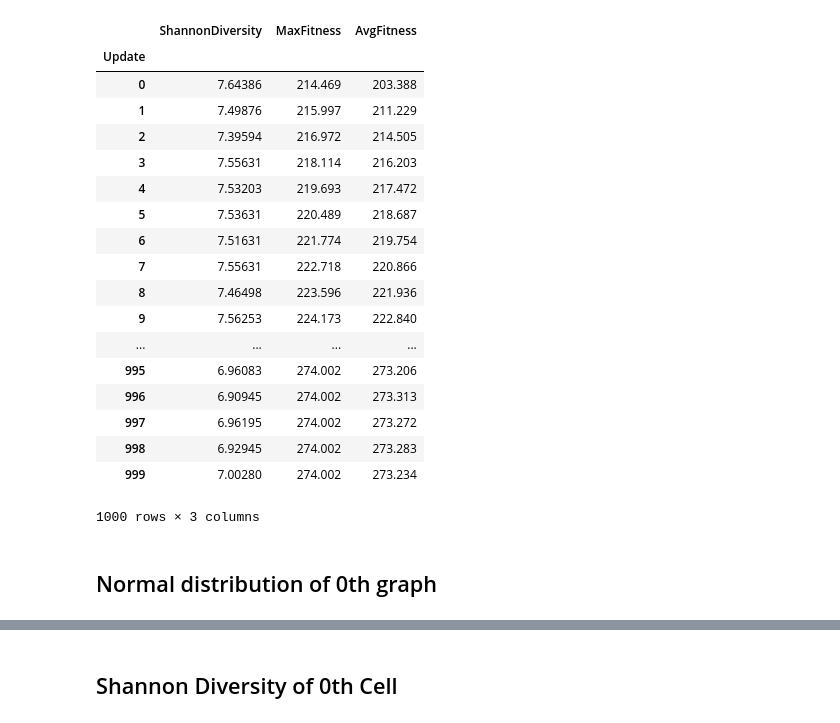
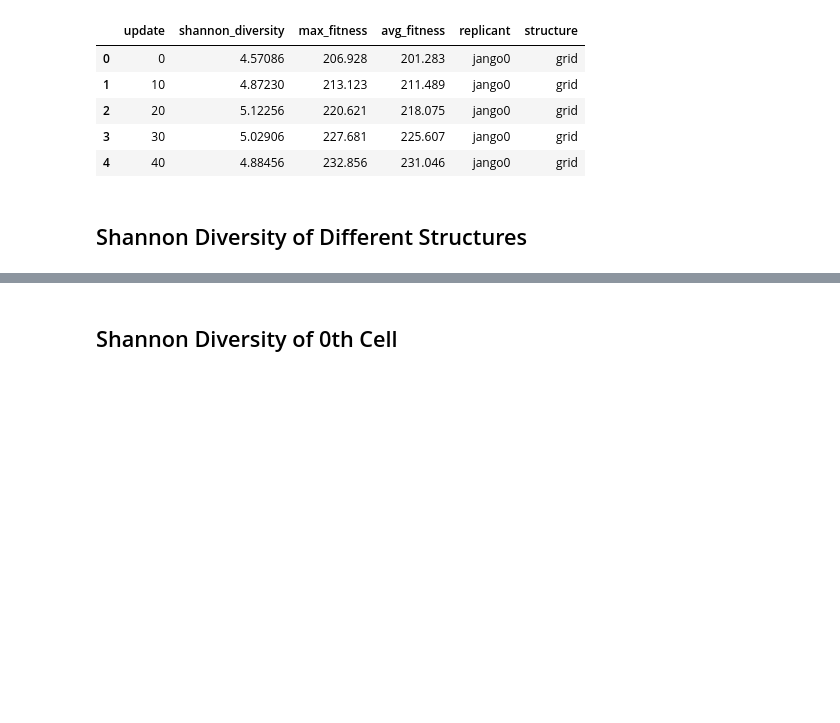
Before and after one commit to devosoft/Empirical, a Jupyter notebook: examples/evo/replica_runs_analysis.ipynb, the cells around one changed output, grey strips where cells are left out. Cells and saved outputs as stored; diff of their text form; code cells hidden in the pictures; blank space fills up the shorter version.

```diff
--- a/examples/evo/replica_runs_analysis.ipynb
+++ b/examples/evo/replica_runs_analysis.ipynb
@@ -1,45 +1,38 @@
 # %%
 import pandas as pd
-loaded_files = []
-prefix = "catty"
-num_files = 2
+loaded_grid = []
+loaded_mixed = []
+prefix = "jango"
+num_files = 5
 headers = ["{0}{1}".format(prefix, i) for i in range(num_files)]
 for i in range(num_files):
-    moo = pd.read_csv("./runs/{0}{1}".format(prefix, i))
+    moo = pd.read_csv("./runs/{0}{1}-grid.csv".format(prefix, i), skipinitialspace=True)
     moo['replicant'] = "{0}{1}".format(prefix, i)
-    moo.set_index(["replicant"])
-    loaded_files.append(moo)
+    #moo.set_index(["update"])
+    loaded_grid.append(moo)
 
-loaded_files[0]
+    moo = pd.read_csv("./runs/{0}{1}-mixed.csv".format(prefix, i), skipinitialspace=True)
+    moo['replicant'] = "{0}{1}".format(prefix, i)
+    #moo.set_index(["update"])
+    loaded_mixed.append(moo)
 
-squish = pd.concat(loaded_files, axis=0)
-#squish
-squish = squish.set_index(["replicant", "Update"])
-squish.loc["catty0"]
-#squish.loc["{}0".format(prefix)]
+squished_grid = pd.concat(loaded_grid, axis=0)
+squished_grid['structure'] = "grid"
+squished_mixed = pd.concat(loaded_mixed, axis=0)
+squished_mixed['structure'] = "mixed"
+
+super_squished = pd.concat([squished_grid, squished_mixed])
+super_squished.head()
 # %% [output]
-|  | ShannonDiversity | MaxFitness | AvgFitness |
-| Update |  |  |  |
-| 0 | 7.64386 | 214.469 | 203.388 |
-| 1 | 7.49876 | 215.997 | 211.229 |
-| 2 | 7.39594 | 216.972 | 214.505 |
-| 3 | 7.55631 | 218.114 | 216.203 |
-| 4 | 7.53203 | 219.693 | 217.472 |
-| 5 | 7.53631 | 220.489 | 218.687 |
-| 6 | 7.51631 | 221.774 | 219.754 |
-| 7 | 7.55631 | 222.718 | 220.866 |
-| 8 | 7.46498 | 223.596 | 221.936 |
-| 9 | 7.56253 | 224.173 | 222.840 |
-| ... | ... | ... | ... |
-| 995 | 6.96083 | 274.002 | 273.206 |
-| 996 | 6.90945 | 274.002 | 273.313 |
-| 997 | 6.96195 | 274.002 | 273.272 |
-| 998 | 6.92945 | 274.002 | 273.283 |
-| 999 | 7.00280 | 274.002 | 273.234 |
+|  | update | shannon_diversity | max_fitness | avg_fitness | replicant | structure |
+| 0 | 0 | 4.57086 | 206.928 | 201.283 | jango0 | grid |
+| 1 | 10 | 4.87230 | 213.123 | 211.489 | jango0 | grid |
+| 2 | 20 | 5.12256 | 220.621 | 218.075 | jango0 | grid |
+| 3 | 30 | 5.02906 | 227.681 | 225.607 | jango0 | grid |
+| 4 | 40 | 4.88456 | 232.856 | 231.046 | jango0 | grid |
-1000 rows × 3 columns
-# %% [markdown]
-Normal distribution of 0th graph
---------------------------------
+# %% [markdown]
+Shannon Diversity of Different Structures
+--------------------------------
 # %%
 import seaborn as sns
 import numpy as np
```
Also changed, not shown: parts of 2 cells of this notebook, 16 other files.
